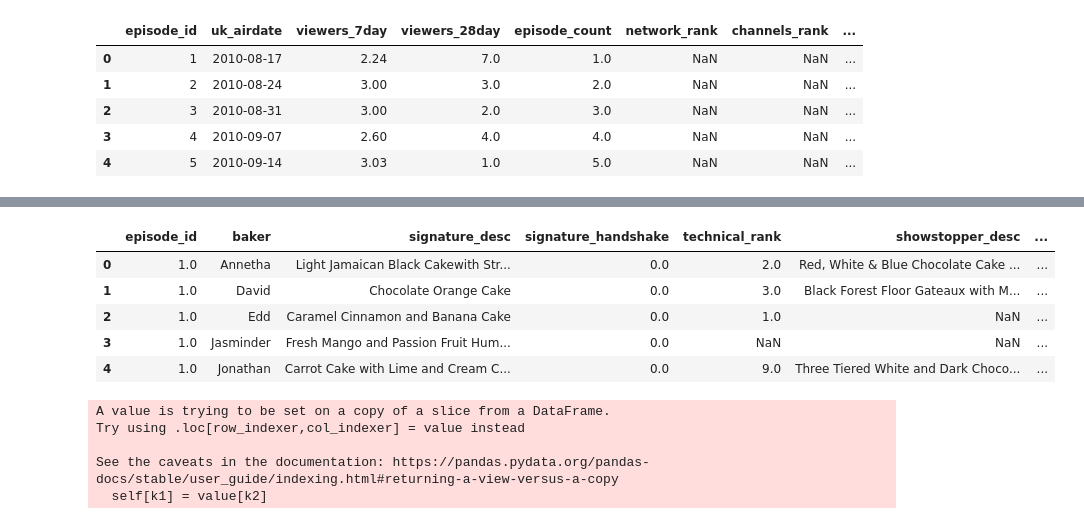
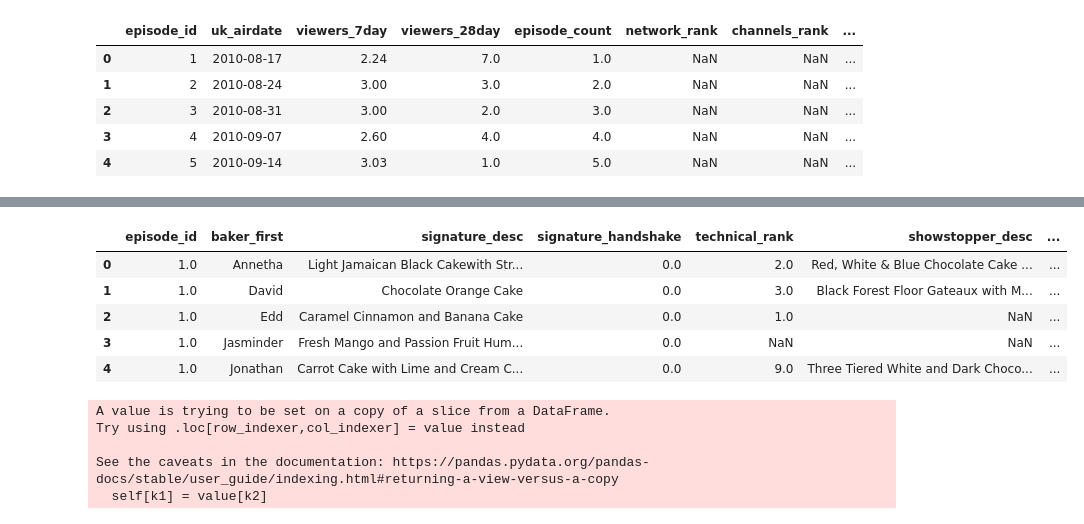
Before and after one commit to benjyms/the_great_bakeoff, a Jupyter notebook: explore.ipynb, the cells around one changed output, grey strips where cells are left out. Saved outputs shown, nothing was run; the diff lists cells and outputs as text; code cells hidden in the pictures.

```diff
--- a/explore.ipynb
+++ b/explore.ipynb
@@ -384,12 +384,12 @@ challenge_cleaning = challenge_cleaning[["series", "episode", "baker", "signatur
 # %%
 challenge_tbl = pd.merge(challenge_cleaning, results_df, on=["series", "episode", "baker"], how="outer")
 # challenge_tbl.head()
 challenge_tbl = pd.merge(challenge_tbl, episode_tbl, on=["series", "episode"], how="outer")
 challenge_tbl.drop(['series', 'episode', 'theme'], axis=1, inplace=True)
-challenge_tbl = challenge_tbl[['episode_id', 'baker', 'signature', 'signature_handshake', 'technical_rank', 'showstopper', 'showstopper_handshake', 'favorite', 'least_favorite', 'result']].rename(columns=({'signature': 'signature_desc', 'showstopper': 'showstopper_desc'}))
+challenge_tbl = challenge_tbl[['episode_id', 'baker', 'signature', 'signature_handshake', 'technical_rank', 'showstopper', 'showstopper_handshake', 'favorite', 'least_favorite', 'result']].rename(columns=({'baker': 'baker_first', 'signature': 'signature_desc', 'showstopper': 'showstopper_desc'}))
 challenge_tbl.head()
 # %% [output]
-|  | episode_id | baker | signature_desc | signature_handshake | technical_rank | showstopper_desc | ... |
+|  | episode_id | baker_first | signature_desc | signature_handshake | technical_rank | showstopper_desc | ... |
 | 0 | 1.0 | Annetha | Light Jamaican Black Cakewith Str... | 0.0 | 2.0 | Red, White & Blue Chocolate Cake ... | ... |
 | 1 | 1.0 | David | Chocolate Orange Cake | 0.0 | 3.0 | Black Forest Floor Gateaux with M... | ... |
 | 2 | 1.0 | Edd | Caramel Cinnamon and Banana Cake | 0.0 | 1.0 | NaN | ... |
```
Also changed, not shown: parts of 2 cells of this notebook.
